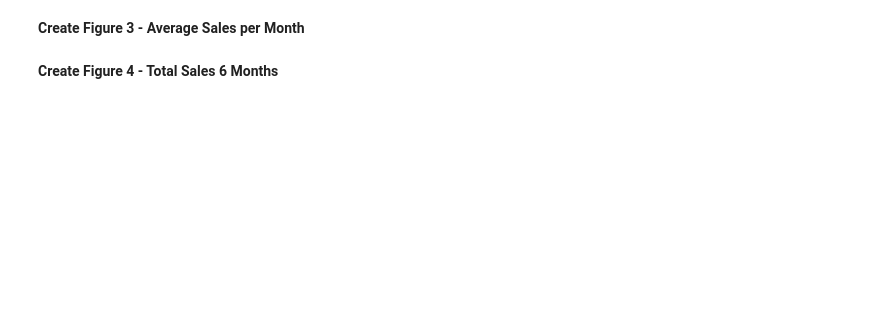
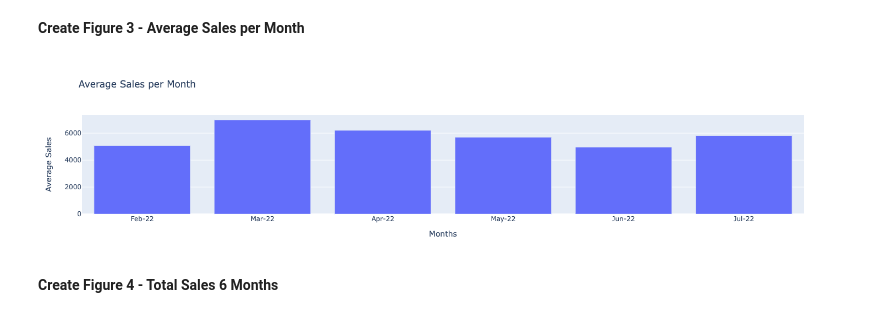
Before and after one commit to rafaelcyin/Bestfer_Solution, a Jupyter notebook: dashboard/bdash[v1.0].ipynb, the cells around one changed output. Cells and saved outputs as stored; diff of their text form; code cells hidden in the pictures; blank space fills up the shorter version.

```diff
--- a/dashboard/bdash[v1.0].ipynb
+++ b/dashboard/bdash[v1.0].ipynb
@@ -277,4 +278,9 @@ fig2
 # %% [markdown]
 **Create Figure 3 - Average Sales per Month**
+# %%
+fig3 = px.bar(mean_sales_df, x = 'Months', y = 'Average Sales', title='Average Sales per Month')
+fig3
+# %% [output]
+[figure, added]
 # %% [markdown]
 **Create Figure 4 - Total Sales 6 Months**
```
Also changed, not shown: parts of 6 cells of this notebook.
